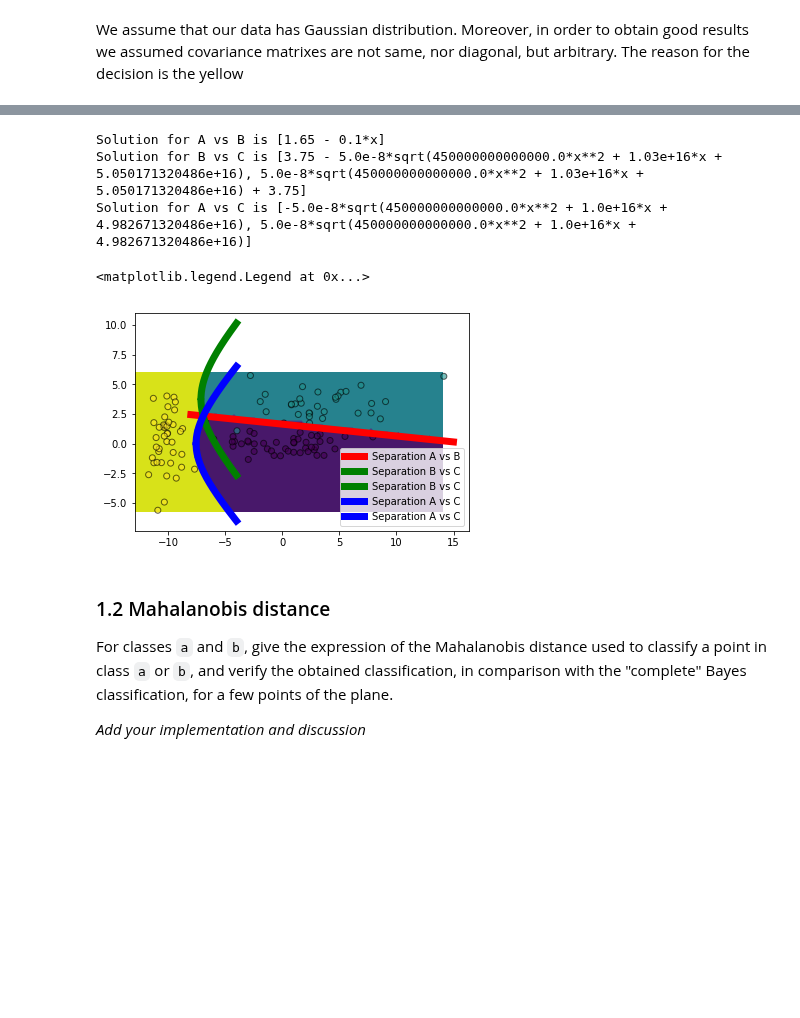
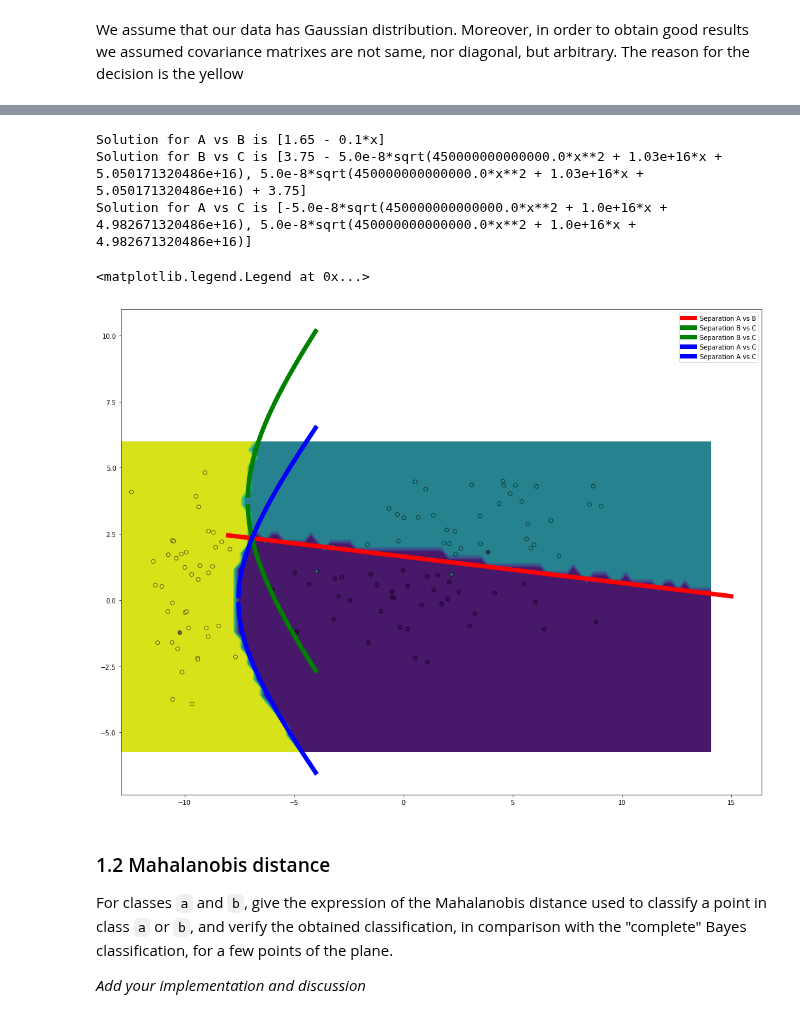
Before and after one commit to JelenaBanjac/image-analysis, a Jupyter notebook: labs/lab_03_classification.ipynb, the cells around one changed output, grey strips where cells are left out. Drawn from its saved outputs; the diff is of its cells as text; code cells hidden in the pictures; blank space fills up the shorter version.

```diff
--- a/labs/lab_03_classification.ipynb
+++ b/labs/lab_03_classification.ipynb
@@ -212,37 +211,37 @@ def classify_curve(cov1, mean1, cov2, mean2):
     function = lambdify(x, solution, 'numpy')
     return function, solution
 # %%
-figure, ax = plt.subplots(1, 1)
+figure, ax = plt.subplots(1, 1, figsize=(18,14))
 xx, yy = make_meshgrid(X_data[:, 0], X_data[:, 1], h=.3)
 
 # Draw background
 Zs = np.zeros(xx.shape)
 for i in range(xx.shape[0]):
     for j in range(xx.shape[1]):
         Z = classify([xx[i, j], yy[i, j]], covs, means)
         Zs[i, j] = Z
 ax.contourf(xx, yy, Zs)
 
 # Draw lines
 for index, (i, j, start, end) in enumerate([(0, 1, -8, 15), (1, 2, -10, -4), (0, 2, -10, -4)]):
     xs = np.arange(start, end, .01)
     ys = []
     function, solution = classify_curve(covs[i], means[i], covs[j], means[j])
     for x in xs:
         y = function(x)
         ys.append(y)
     ax.plot(xs, ys, lw=7, label=f'Separation {chr(65+ i)} vs {chr(65 + j)}', color='rgb'[index])
     print(f'Solution for {chr(65 + i)} vs {chr(65 + j)} is {solution}')
 
 # Draw data points
 ax.scatter(X_test[:, 0], X_test[:, 1], c=y_test, edgecolors='k', alpha=0.6)
 ax.legend()
 # %% [output]
 Solution for A vs B is [1.65 - 0.1*x]
 Solution for B vs C is [3.75 - 5.0e-8*sqrt(450000000000000.0*x**2 + 1.03e+16*x + 5.050171320486e+16), 5.0e-8*sqrt(450000000000000.0*x**2 + 1.03e+16*x + 5.050171320486e+16) + 3.75]
 Solution for A vs C is [-5.0e-8*sqrt(450000000000000.0*x**2 + 1.0e+16*x + 4.982671320486e+16), 5.0e-8*sqrt(450000000000000.0*x**2 + 1.0e+16*x + 4.982671320486e+16)]
 <matplotlib.legend.Legend at 0x...>
-[figure, old version]
+[figure, new version]
 # %% [markdown]
 ### 1.2 Mahalanobis distance
 For classes `a` and `b`, give the expression of the Mahalanobis distance used to classify a point in class `a` or `b`, and verify the obtained classification, in comparison with the "complete" Bayes classification, for a few points of the plane.
```
Also changed, not shown: parts of 17 cells of this notebook, 1 other file.
